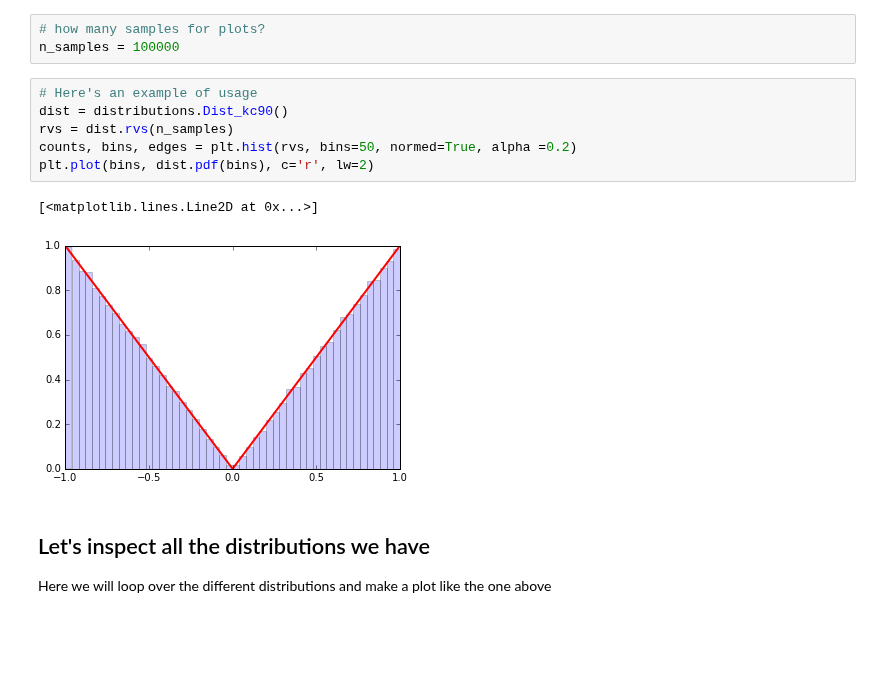
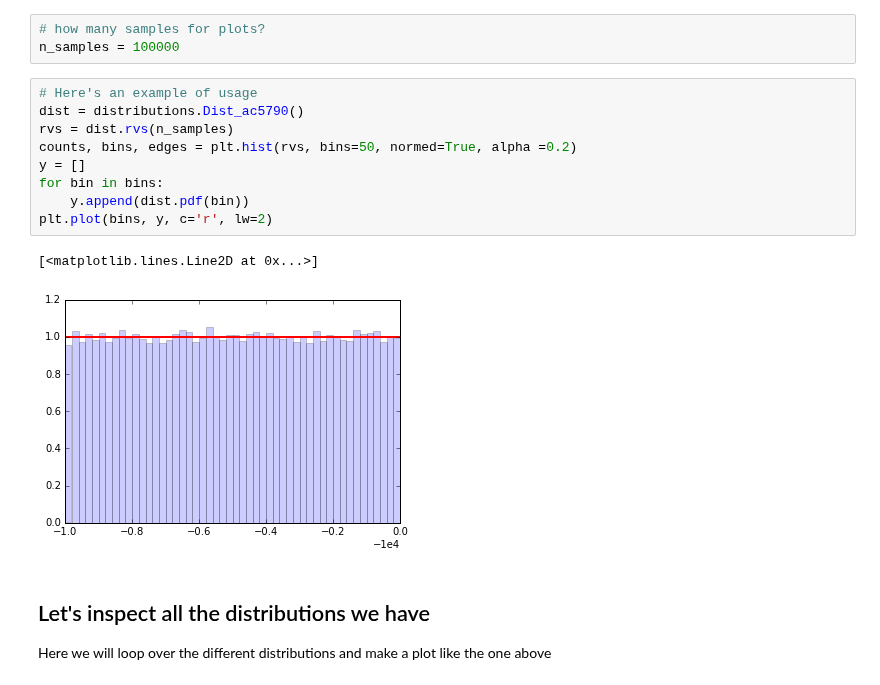
Before and after one commit to cranmer/intro-exp-phys-II, a Jupyter notebook: Central-Limit-Theorem.ipynb, the cells around one changed output. Cells and saved outputs as stored; diff of their text form; blank space fills up the shorter version.

```diff
--- a/Central-Limit-Theorem.ipynb
+++ b/Central-Limit-Theorem.ipynb
@@ -125,13 +152,16 @@ Dist_ac5790 passes tests, adding it
 n_samples = 100000
 # %%
 # Here's an example of usage
-dist = distributions.Dist_kc90()
+dist = distributions.Dist_ac5790()
 rvs = dist.rvs(n_samples)
 counts, bins, edges = plt.hist(rvs, bins=50, normed=True, alpha =0.2)
-plt.plot(bins, dist.pdf(bins), c='r', lw=2)
+y = []
+for bin in bins:
+    y.append(dist.pdf(bin))
+plt.plot(bins, y, c='r', lw=2)
 # %% [output]
 [<matplotlib.lines.Line2D at 0x...>]
-[figure, old version]
+[figure, new version]
 # %% [markdown]
 ## Let's inspect all the distributions we have
 
```
Also changed, not shown: parts of 9 cells of this notebook, 2 other files.
